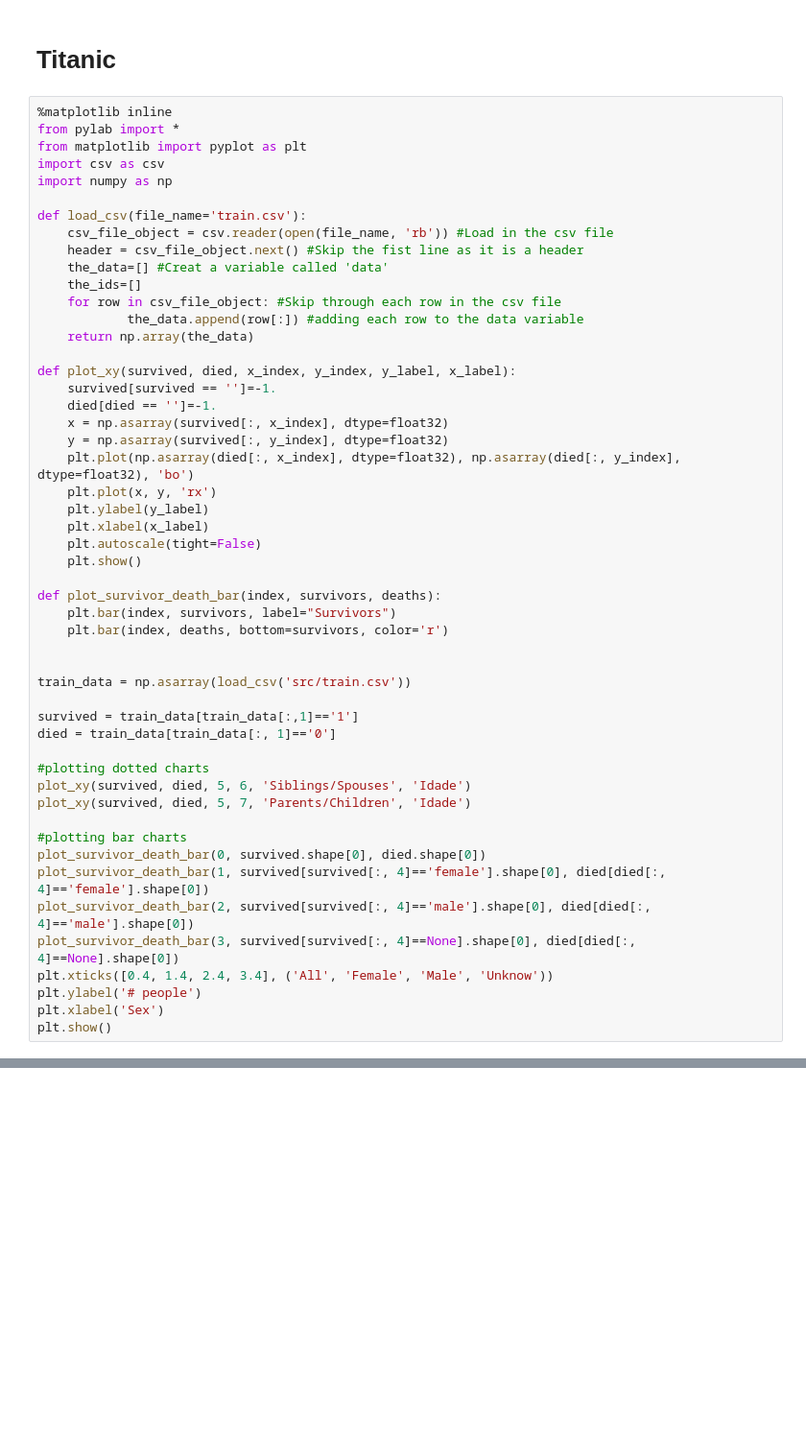
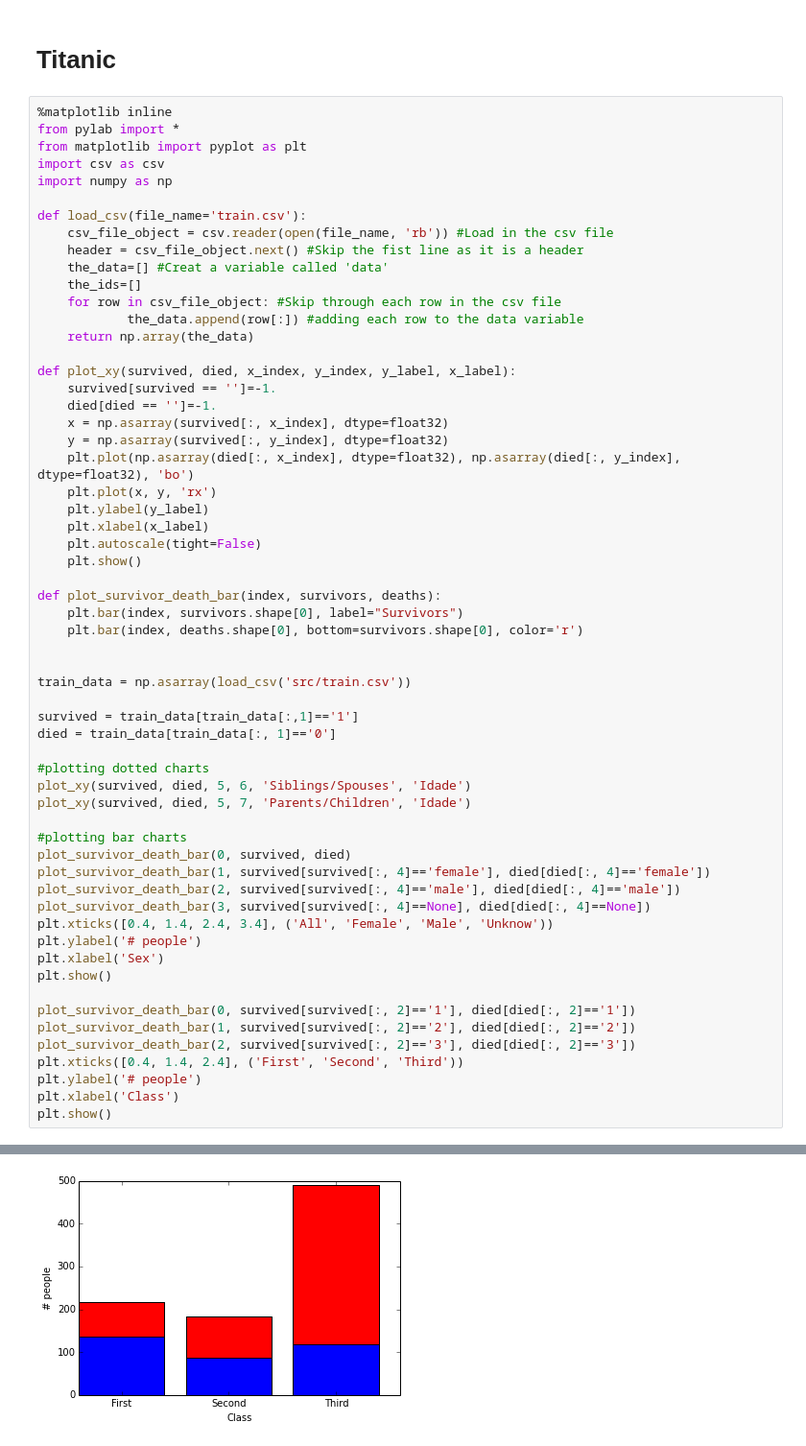
Before and after one commit to rogeralmeida/kaggle-titanic-python, a Jupyter notebook: visualization_notebook.ipynb, the cells around one changed output, grey strips where cells are left out. Shown at 96% size. Cells and saved outputs as stored; diff of their text form; blank space fills up the shorter version.

Commit message:
Class bar chart

```diff
--- a/visualization_notebook.ipynb
+++ b/visualization_notebook.ipynb
@@ -23,36 +23,45 @@ def plot_xy(survived, died, x_index, y_index, y_label, x_label):
     x = np.asarray(survived[:, x_index], dtype=float32)
     y = np.asarray(survived[:, y_index], dtype=float32)
     plt.plot(np.asarray(died[:, x_index], dtype=float32), np.asarray(died[:, y_index], dtype=float32), 'bo')
     plt.plot(x, y, 'rx')
     plt.ylabel(y_label)
     plt.xlabel(x_label)
     plt.autoscale(tight=False)
     plt.show()
 
 def plot_survivor_death_bar(index, survivors, deaths):
-    plt.bar(index, survivors, label="Survivors")
-    plt.bar(index, deaths, bottom=survivors, color='r')
+    plt.bar(index, survivors.shape[0], label="Survivors")
+    plt.bar(index, deaths.shape[0], bottom=survivors.shape[0], color='r')
 
 
 train_data = np.asarray(load_csv('src/train.csv'))
 
 survived = train_data[train_data[:,1]=='1']
 died = train_data[train_data[:, 1]=='0']
 
 #plotting dotted charts
 plot_xy(survived, died, 5, 6, 'Siblings/Spouses', 'Idade')
 plot_xy(survived, died, 5, 7, 'Parents/Children', 'Idade')
 
 #plotting bar charts
-plot_survivor_death_bar(0, survived.shape[0], died.shape[0])
-plot_survivor_death_bar(1, survived[survived[:, 4]=='female'].shape[0], died[died[:, 4]=='female'].shape[0])
-plot_survivor_death_bar(2, survived[survived[:, 4]=='male'].shape[0], died[died[:, 4]=='male'].shape[0])
-plot_survivor_death_bar(3, survived[survived[:, 4]==None].shape[0], died[died[:, 4]==None].shape[0])
+plot_survivor_death_bar(0, survived, died)
+plot_survivor_death_bar(1, survived[survived[:, 4]=='female'], died[died[:, 4]=='female'])
+plot_survivor_death_bar(2, survived[survived[:, 4]=='male'], died[died[:, 4]=='male'])
+plot_survivor_death_bar(3, survived[survived[:, 4]==None], died[died[:, 4]==None])
 plt.xticks([0.4, 1.4, 2.4, 3.4], ('All', 'Female', 'Male', 'Unknow'))
 plt.ylabel('# people')
 plt.xlabel('Sex')
 plt.show()
+
+plot_survivor_death_bar(0, survived[survived[:, 2]=='1'], died[died[:, 2]=='1'])
+plot_survivor_death_bar(1, survived[survived[:, 2]=='2'], died[died[:, 2]=='2'])
+plot_survivor_death_bar(2, survived[survived[:, 2]=='3'], died[died[:, 2]=='3'])
+plt.xticks([0.4, 1.4, 2.4], ('First', 'Second', 'Third'))
+plt.ylabel('# people')
+plt.xlabel('Class')
+plt.show()
 # %% [output]
 [figure]
 [figure]
 [figure]
+[figure, added]
```
